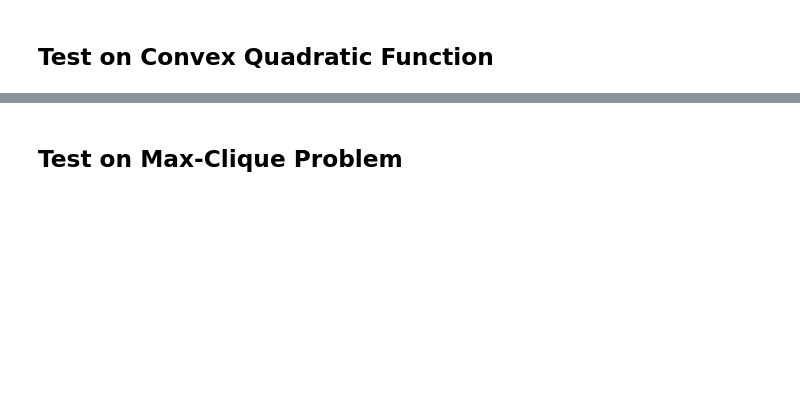
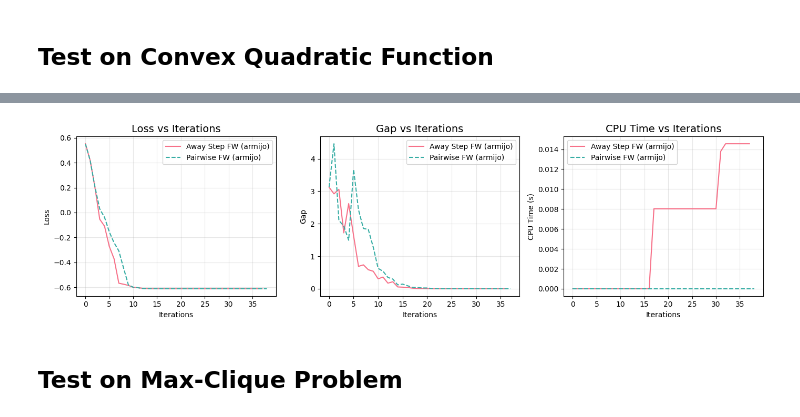
Before and after one commit to pavelihno/optimization-data-science, a Jupyter notebook: Project.ipynb, the cells around one changed output, grey strips where cells are left out. Saved outputs shown, nothing was run; the diff lists cells and outputs as text; code cells hidden in the pictures; blank space fills up the shorter version.

```diff
--- a/Project.ipynb
+++ b/Project.ipynb
@@ -442,2 +661,33 @@ class PairwiseFrankWolfe(AwayStepFrankWolfe):
+# %%
+# Filter options (not applied if empty)
+line_search_strats = [
+    'armijo',
+    # 'diminishing',
+    # 'exact',
+    # 'exact_bounded'
+]
+solver_classes = [
+    # FrankWolfe,
+    AwayStepFrankWolfe,
+    PairwiseFrankWolfe
+]
+
+filtered_solvers = {}
+
+# Check if the solver matches the filter criteria
+for solver_name, solver in all_solvers.items():
+    if (
+        not line_search_strats or solver.line_search_strategy in line_search_strats
+    ) and (
+        not solver_classes or solver.__class__ in solver_classes
+    ):
+        filtered_solvers[solver_name] = solver
+
+compare_solvers(
+    list(filtered_solvers.values()),
+    list(filtered_solvers.keys())
+)
+# %% [output]
+[figure, added]
 # %% [markdown]
 ## Test on Max-Clique Problem
```
Also changed, not shown: parts of 12 cells of this notebook.
